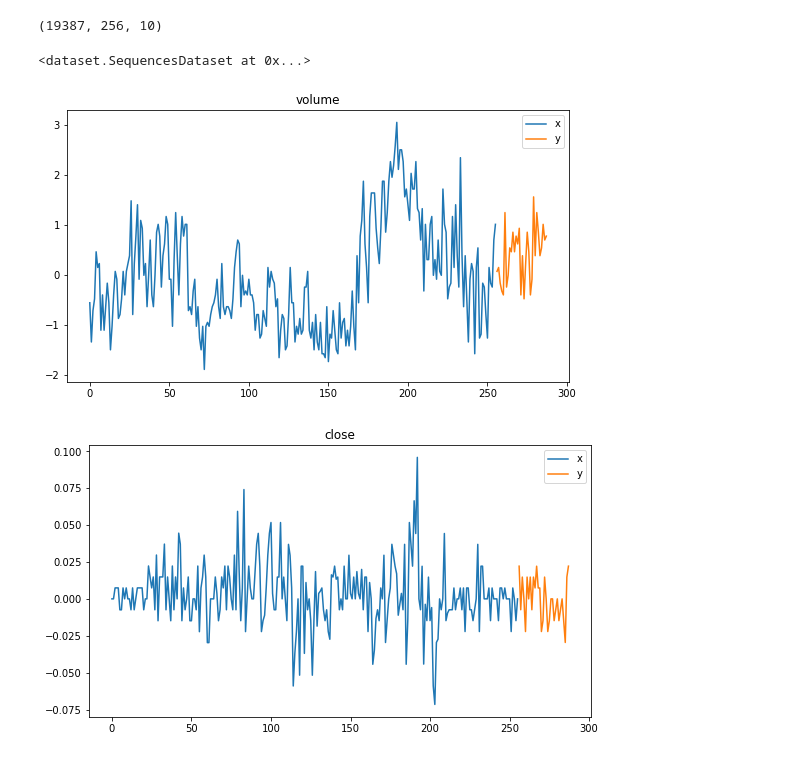
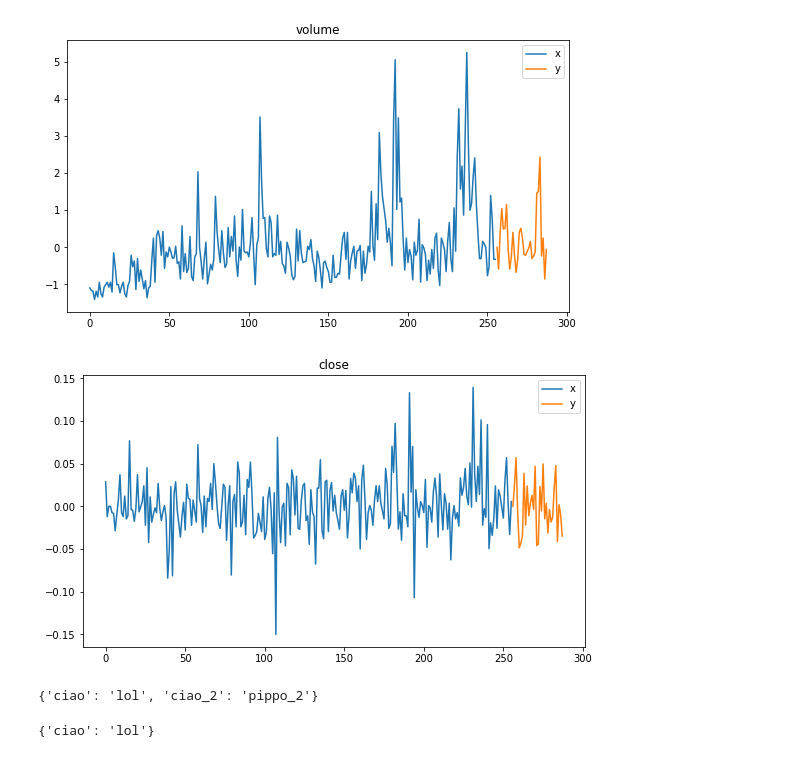
Before and after one commit to TGBM1337/algoTrading, a Jupyter notebook: test.ipynb, the cells around one changed output. Saved outputs shown, nothing was run; the diff lists cells and outputs as text; code cells hidden in the pictures.

```diff
--- a/test.ipynb
+++ b/test.ipynb
@@ -54 +7,3 @@ DataLoader(lol, batch_size=1, shuffle=True)
+# %%
+X, y = generate_dataset("EUR_USD", "oanda", 256, 32, 2015, 2016)
 # %%
@@ -148,6 +18,0 @@ def generate_dataset(security: str, provider: str, src_len: int, tgt_len:int, fi
-# %%
-X, y = generate_dataset("EUR_USD", "oanda", 256, 32)
-# %%
-X.shape
-# %% [output]
-(19387, 256, 10)
@@ -156,26 +19,42 @@ data = SequencesDataset(X, y, 256, 32)
-# %%
-data
-# %% [output]
-<dataset.SequencesDataset at 0x...>
 # %%
 import matplotlib.pyplot as plt
 
-n_seq = 2
+n_seq = 269
 
 src_len = X.shape[1]
 tgt_len = y.shape[1]
 plt.figure(figsize=(9, 5))
 plt.plot(X[n_seq, :, 4], label = "x")
 plt.plot([src_len + x for x in range(tgt_len)], y[n_seq, :, 4], label = "y")
 plt.title("volume")
 plt.legend()
 plt.show()
 plt.figure(figsize=(9, 5))
 plt.plot(X[n_seq, :, 0], label = "x")
 plt.plot([src_len + x for x in range(tgt_len)], y[n_seq, :, 0], label = "y")
 plt.legend()
 plt.title("close")
 plt.show()
 # %% [output]
-[figure, old version]
+[figure, new version]
-[figure, old version]
+[figure, new version]
+# %%
+ciao = {}
+
+def lol():
+    ciao["ciao"] = "lol"
+    ciao["ciao_2"] = "lol_2"
+    pippo()
+
+def pippo():
+    ciao["ciao_2"] = "pippo_2"
+
+lol()
+
+ciao
+# %% [output]
+{'ciao': 'lol', 'ciao_2': 'pippo_2'}
+# %%
+ciao
+# %% [output]
+{'ciao': 'lol'}
```
Also changed, not shown: parts of 14 cells of this notebook, 7 other files.
